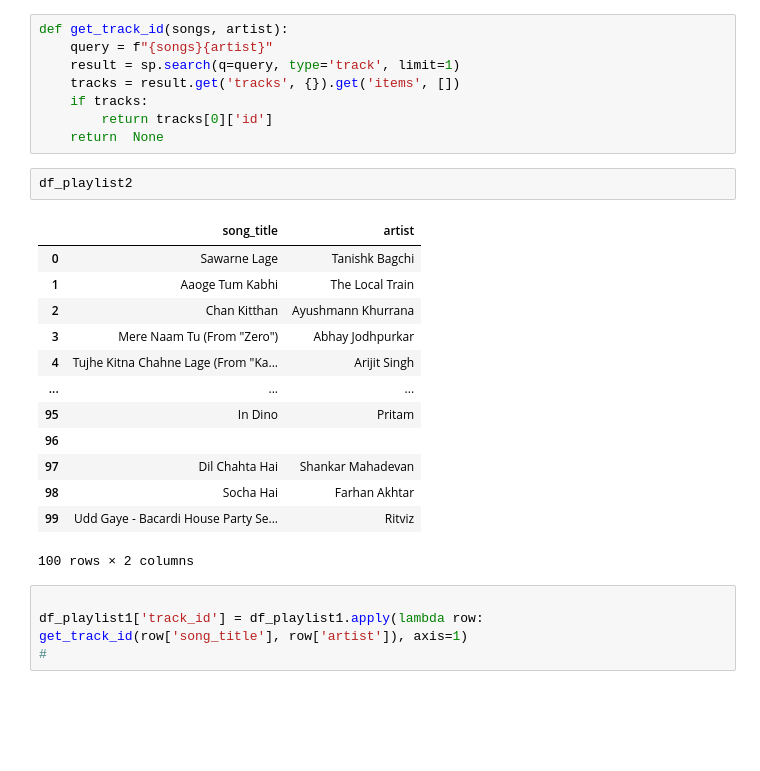
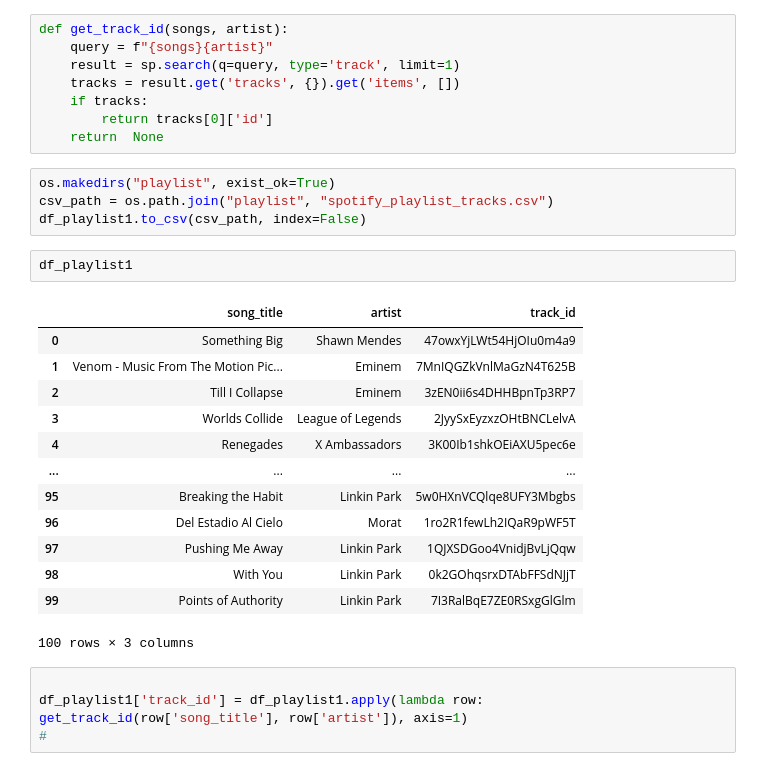
Before and after one commit to samyak-anand/song-recommendations-, a Jupyter notebook: spotify_playlist_tracks.ipynb, the cells around one changed output. Drawn from its saved outputs; the diff is of its cells as text; blank space fills up the shorter version.

```diff
--- a/spotify_playlist_tracks.ipynb
+++ b/spotify_playlist_tracks.ipynb
@@ -50,22 +45,26 @@ def get_track_id(songs, artist):
     if tracks:
         return tracks[0]['id']
     return  None
+# %%
+os.makedirs("playlist", exist_ok=True)
+csv_path = os.path.join("playlist", "spotify_playlist_tracks.csv")
+df_playlist1.to_csv(csv_path, index=False)
 # %%
-df_playlist2
+df_playlist1
 # %% [output]
-|  | song_title | artist |
-| 0 | Sawarne Lage | Tanishk Bagchi |
-| 1 | Aaoge Tum Kabhi | The Local Train |
-| 2 | Chan Kitthan | Ayushmann Khurrana |
-| 3 | Mere Naam Tu (From "Zero") | Abhay Jodhpurkar |
-| 4 | Tujhe Kitna Chahne Lage (From "Ka... | Arijit Singh |
-| ... | ... | ... |
-| 95 | In Dino | Pritam |
-| 96 |  |  |
-| 97 | Dil Chahta Hai | Shankar Mahadevan |
-| 98 | Socha Hai | Farhan Akhtar |
-| 99 | Udd Gaye - Bacardi House Party Se... | Ritviz |
+|  | song_title | artist | track_id |
+| 0 | Something Big | Shawn Mendes | 47owxYjLWt54HjOIu0m4a9 |
+| 1 | Venom - Music From The Motion Pic... | Eminem | 7MnIQGZkVnlMaGzN4T625B |
+| 2 | Till I Collapse | Eminem | 3zEN0ii6s4DHHBpnTp3RP7 |
+| 3 | Worlds Collide | League of Legends | 2JyySxEyzxzOHtBNCLelvA |
+| 4 | Renegades | X Ambassadors | 3K00Ib1shkOEiAXU5pec6e |
+| ... | ... | ... | ... |
+| 95 | Breaking the Habit | Linkin Park | 5w0HXnVCQlqe8UFY3Mbgbs |
+| 96 | Del Estadio Al Cielo | Morat | 1ro2R1fewLh2IQaR9pWF5T |
+| 97 | Pushing Me Away | Linkin Park | 1QJXSDGoo4VnidjBvLjQqw |
+| 98 | With You | Linkin Park | 0k2GOhqsrxDTAbFFSdNJjT |
+| 99 | Points of Authority | Linkin Park | 7I3RalBqE7ZE0RSxgGlGlm |
-100 rows × 2 columns
+100 rows × 3 columns
 # %%
 
 df_playlist1['track_id'] = df_playlist1.apply(lambda row: get_track_id(row['song_title'], row['artist']), axis=1)
```
Also changed, not shown: parts of 3 cells of this notebook, 26 other files.
